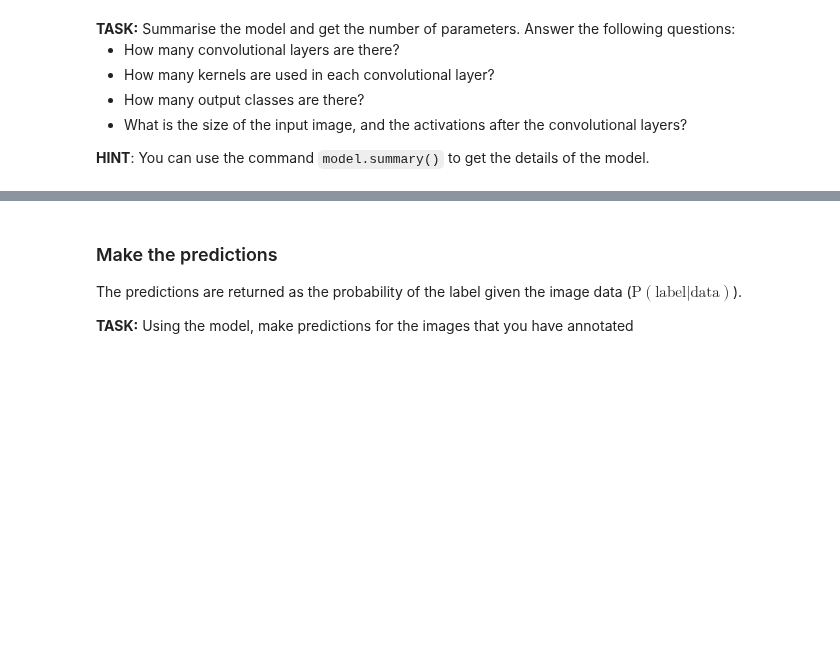
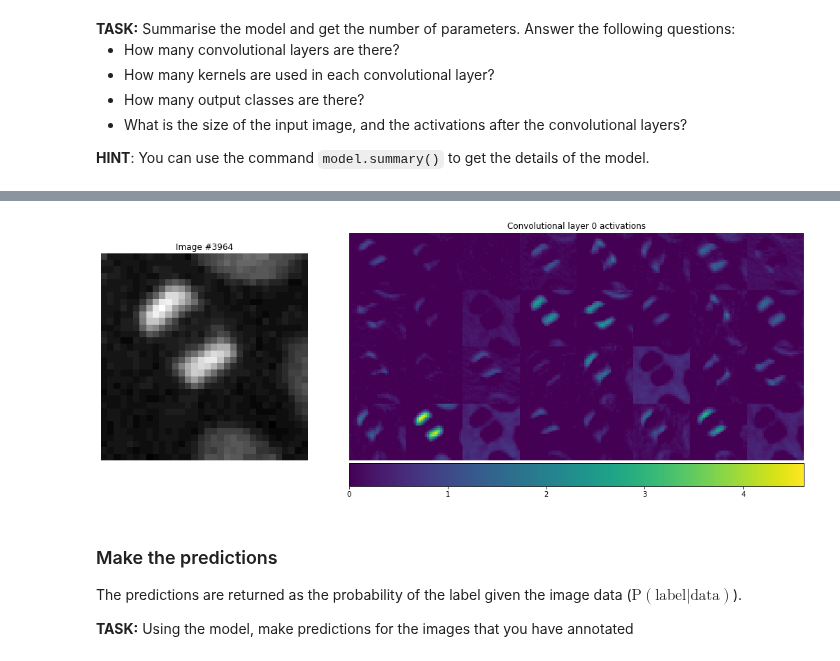
Before and after one commit to quantumjot/BIOC0016-MachineLearning, a Jupyter notebook: index.ipynb, the cells around one changed output, grey strips where cells are left out. Drawn from its saved outputs; the diff is of its cells as text; code cells hidden in the pictures; blank space fills up the shorter version.

```diff
--- a/index.ipynb
+++ b/index.ipynb
@@ -129,3 +134,7 @@ model = helpers.load_CNN_model()
+# %%
+helpers.visualize_layers(model, images[3], layer=0)
+# %% [output]
+[figure, added]
 # %% [markdown]
 ### Make the predictions
 
```
Also changed, not shown: parts of 9 cells of this notebook, 2 other files.
